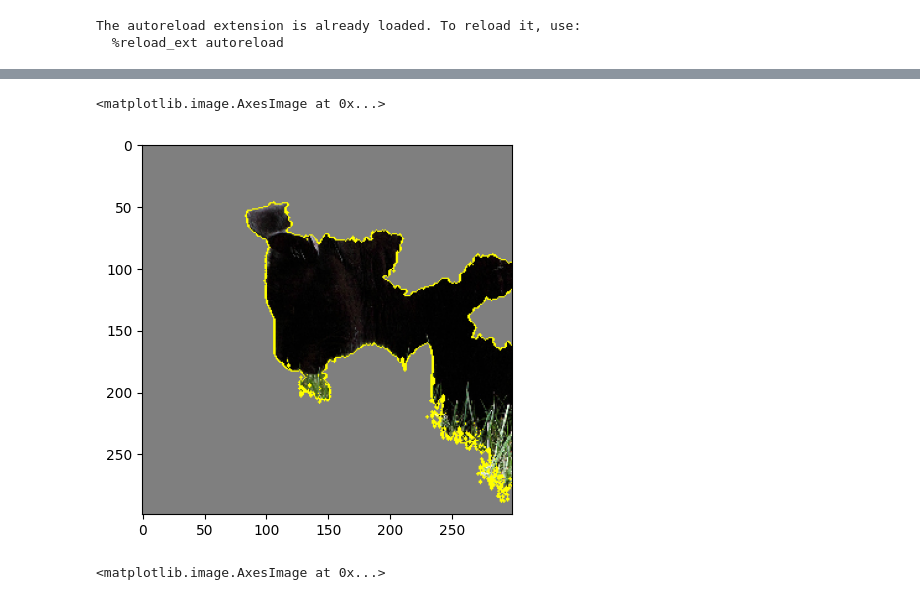
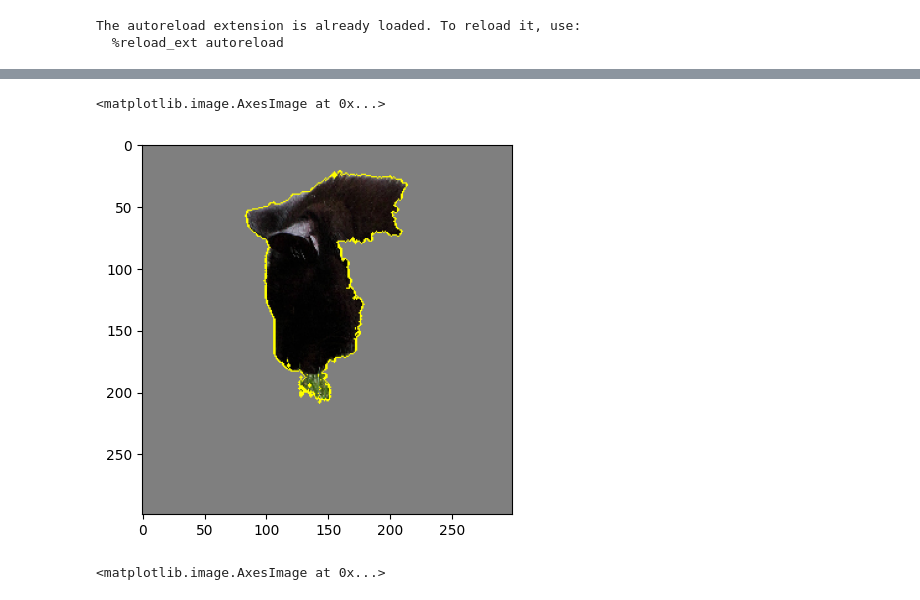
Before and after one commit to saadrza/XAI, a Jupyter notebook: XAI.ipynb, the cells around one changed output, grey strips where cells are left out. Saved outputs shown, nothing was run; the diff lists cells and outputs as text; code cells hidden in the pictures.

```diff
--- a/XAI.ipynb
+++ b/XAI.ipynb
@@ -146,3 +146,4 @@ Notebook run using keras: 3.8.0
 # Install the base model
 # %%
 inet_model = inc_net.InceptionV3()
+target_size = (299,299)
@@ -154,10 +152,10 @@ Downloading data from https://storage.googleapis.com/tensorflow/keras-applicatio
 
 ## Transform the images
 # %%
-def transform_img_fn(path_list):
+def transform_img_fn(path_list, target_size):
     out = []
     for img_path in path_list:
-        img = image.load_img(img_path, target_size=(299, 299))
+        img = image.load_img(img_path, target_size=target_size)
         x = image.img_to_array(img)
         x = np.expand_dims(x, axis=0)
         x = inc_net.preprocess_input(x)
@@ -168,7 +166,7 @@ def transform_img_fn(path_list):
 
 > Add blockquote
 # %%
-images = transform_img_fn([os.path.join('cat_mouse.jpg')])
+images = transform_img_fn([os.path.join('cat_mouse.jpg')], target_size)
 # I'm dividing by 2 and adding 0.5 because of how this Inception represents images
 plt.imshow(images[0] / 2 + 0.5)
 preds = inet_model.predict(images)
@@ -226,9 +255,9 @@ from skimage.segmentation import mark_boundaries
 # %%
-temp, mask = explanation.get_image_and_mask(explanation.top_labels[0], positive_only=True, num_features=5, hide_rest=True)
+temp, mask = explanation.get_image_and_mask(explanation.top_labels[1], positive_only=True, num_features=5, hide_rest=True)
 plt.imshow(mark_boundaries(temp / 2 + 0.5, mask))
 # %% [output]
 <matplotlib.image.AxesImage at 0x...>
-[figure, old version]
+[figure, new version]
 # %%
 temp, mask = explanation.get_image_and_mask(explanation.top_labels[0], positive_only=True, num_features=5, hide_rest=False)
 plt.imshow(mark_boundaries(temp / 2 + 0.5, mask))
```
Also changed, not shown: parts of 9 cells of this notebook.
